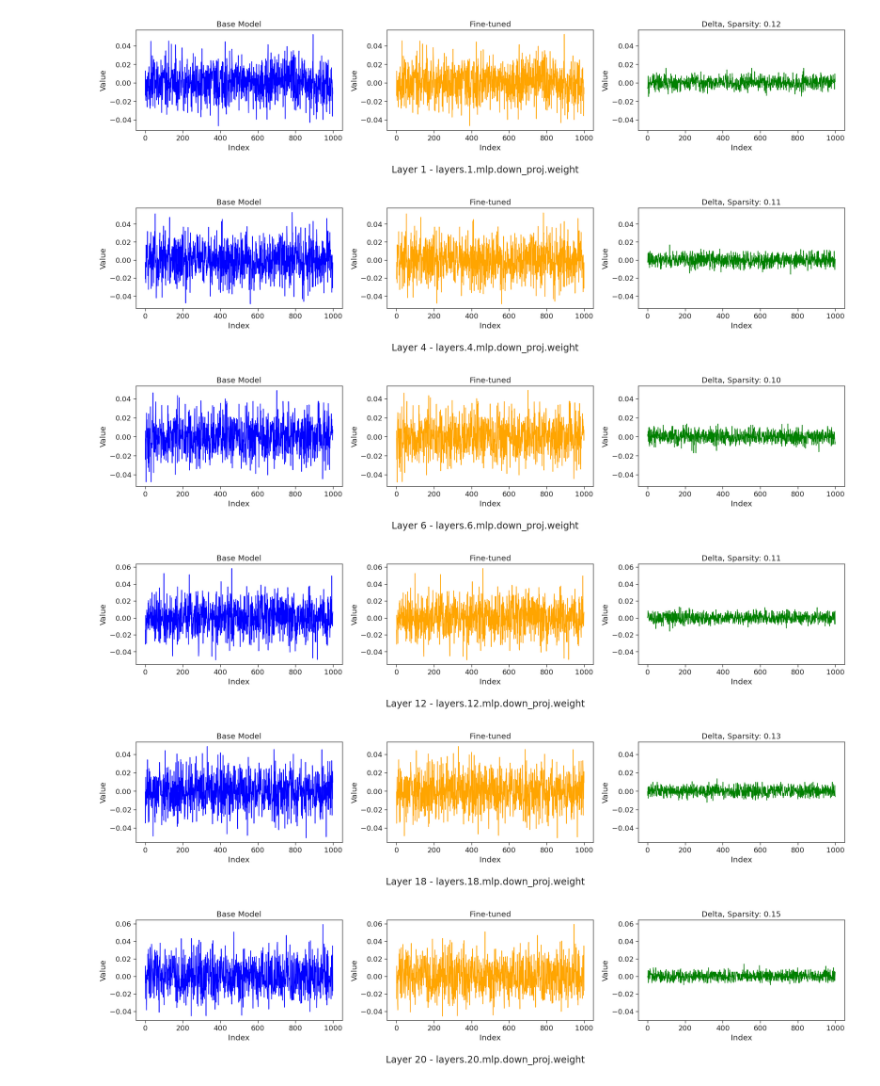
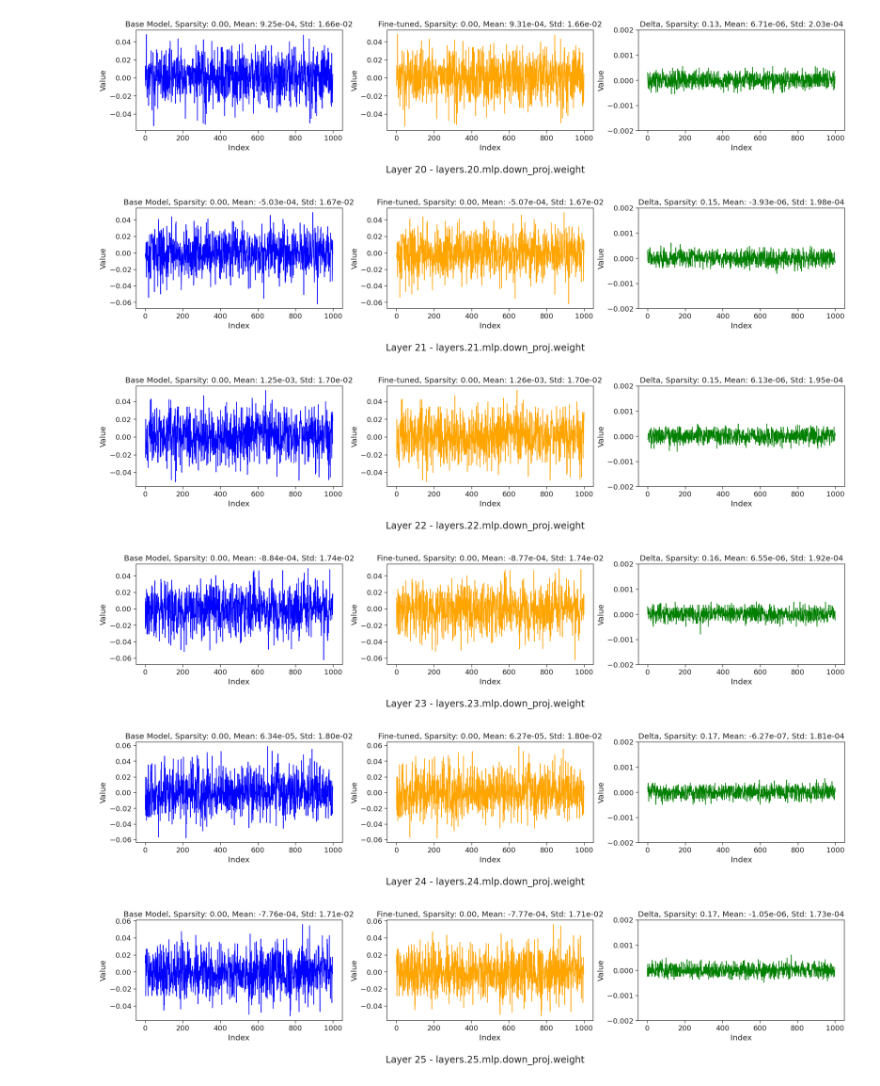
Before and after one commit to eth-easl/deltazip, a Jupyter notebook: notebooks/explore.ipynb, the cells around one changed output. Cells and saved outputs as stored; diff of their text form; code cells hidden in the pictures.

```diff
--- a/notebooks/explore.ipynb
+++ b/notebooks/explore.ipynb
@@ -28,7 +28,7 @@ keys = finetuned_model.state_dict().keys()
 for key in keys:
     print(key)
 # %%
-layers = [1, 4, 6, 12, 18, 20, 22]
+layers = [20,21,22,23,24,25]
 
 for layer in layers:
     # print(finetuned_model.state_dict())
@@ -43,7 +43,7 @@ for layer in layers:
         finetuned_model.state_dict()[focus_name].flatten().cpu().numpy()
     )
     plot_pretrained_weight = base_model.state_dict()[focus_name].flatten().cpu().numpy()
-    plot_delta_weight = 20 * (plot_finetuned_weight - plot_pretrained_weight)
+    plot_delta_weight = (plot_finetuned_weight - plot_pretrained_weight)
     # report mean and std of weights
     # sample 1000 weights from the same indices
     sample_size = 1000
@@ -54,40 +54,40 @@ for layer in layers:
     plot_pretrained_weight = plot_pretrained_weight[sampled_indices]
     plot_delta_weight = plot_delta_weight[sampled_indices]
     sns.set_theme(style="whitegrid")
     sns.set(rc={"figure.figsize": (11.7, 8.27)})
     sns.set(font_scale=1.5)
     sns.set_style("ticks")
     sns.set_context("paper", font_scale=1.5)
 
     # make subplot
     fig, axs = plt.subplots(1, 3, figsize=(20, 5))
     fig.suptitle(f"Layer {layer} - {focus_name}", y=0)
     fig.tight_layout(pad=3.0)
     # plot distribution of weights of pretrained model
     sns.lineplot(ax=axs[0], data=plot_pretrained_weight, color="blue")
-    axs[0].set_title("Base Model")
+    axs[0].set_title(f"Base Model, Sparsity: {calculate_sparsity(plot_pretrained_weight):.2f}, Mean: {np.mean(plot_pretrained_weight):.2e}, Std: {np.std(plot_pretrained_weight):.2e}")
     axs[0].set_xlabel("Index")
     axs[0].set_ylabel("Value")
     # set x limit to be the same as pretrained model
 
     # plot distribution of weights of fine-tuned model
     sns.lineplot(ax=axs[1], data=plot_finetuned_weight, color="orange")
-    axs[1].set_title("Fine-tuned")
+    axs[1].set_title(f"Fine-tuned, Sparsity: {calculate_sparsity(plot_finetuned_weight):.2f}, Mean: {np.mean(plot_finetuned_weight):.2e}, Std: {np.std(plot_finetuned_weight):.2e}")
     axs[1].set_xlabel("Index")
     axs[1].set_ylabel("Value")
     axs[1].set_ylim(axs[0].get_ylim())
     # plot distribution of weights of fine-tuned model
     sns.lineplot(ax=axs[2], data=plot_delta_weight, color="green")
-    axs[2].set_title(f"Delta, Sparsity: {calculate_sparsity(plot_delta_weight):.2f}")
+    axs[2].set_title(f"Delta, Sparsity: {calculate_sparsity(plot_delta_weight):.2f}, Mean: {np.mean(plot_delta_weight):.2e}, Std: {np.std(plot_delta_weight):.2e}")
     axs[2].set_xlabel("Index")
     axs[2].set_ylabel("Value")
     axs[2].set_ylim(axs[0].get_ylim())
-    # axs[2].set_ylim((-0.002, 0.002))
+    axs[2].set_ylim((-0.002, 0.002))
     plt.show()
 # %% [output]
-[figure, old version]
+[figure, new version]
-[figure, old version]
+[figure, new version]
-[figure, old version]
+[figure, new version]
-[figure, old version]
+[figure, new version]
-[figure, old version]
+[figure, new version]
-[figure, old version]
+[figure, new version]
```
Also changed, not shown: parts of 2 cells of this notebook, 3 other files.
